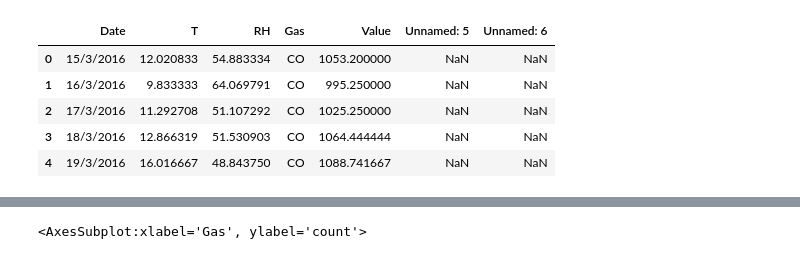
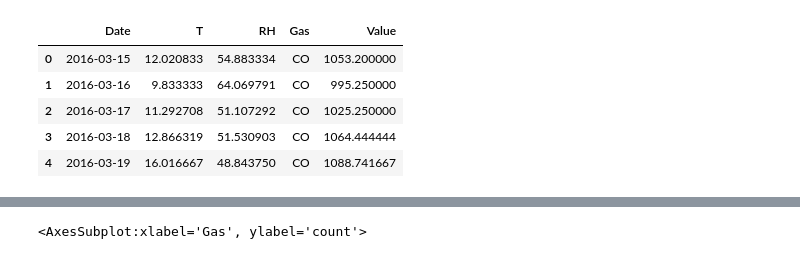
Before and after one commit to tisanyay/unsupervised_learning, a Jupyter notebook: timeseries.ipynb, the cells around one changed output, grey strips where cells are left out. Saved outputs shown, nothing was run; the diff lists cells and outputs as text; code cells hidden in the pictures.

```diff
--- a/timeseries.ipynb
+++ b/timeseries.ipynb
@@ -3,12 +3,13 @@ import pandas as pd
 import matplotlib.pyplot as plt
 import seaborn as sns
 # %%
-df = pd.read_csv("./train.csv")
+df = pd.read_csv("./train.csv").iloc[:, :-2]
+df['Date'] = pd.to_datetime(df['Date'])
 df.head()
 # %% [output]
-|  | Date | T | RH | Gas | Value | Unnamed: 5 | Unnamed: 6 |
-| 0 | 15/3/2016 | 12.020833 | 54.883334 | CO | 1053.200000 | NaN | NaN |
-| 1 | 16/3/2016 | 9.833333 | 64.069791 | CO | 995.250000 | NaN | NaN |
-| 2 | 17/3/2016 | 11.292708 | 51.107292 | CO | 1025.250000 | NaN | NaN |
-| 3 | 18/3/2016 | 12.866319 | 51.530903 | CO | 1064.444444 | NaN | NaN |
-| 4 | 19/3/2016 | 16.016667 | 48.843750 | CO | 1088.741667 | NaN | NaN |
+|  | Date | T | RH | Gas | Value |
+| 0 | 2016-03-15 | 12.020833 | 54.883334 | CO | 1053.200000 |
+| 1 | 2016-03-16 | 9.833333 | 64.069791 | CO | 995.250000 |
+| 2 | 2016-03-17 | 11.292708 | 51.107292 | CO | 1025.250000 |
+| 3 | 2016-03-18 | 12.866319 | 51.530903 | CO | 1064.444444 |
+| 4 | 2016-03-19 | 16.016667 | 48.843750 | CO | 1088.741667 |
```
Also changed, not shown: parts of 17 cells of this notebook.
